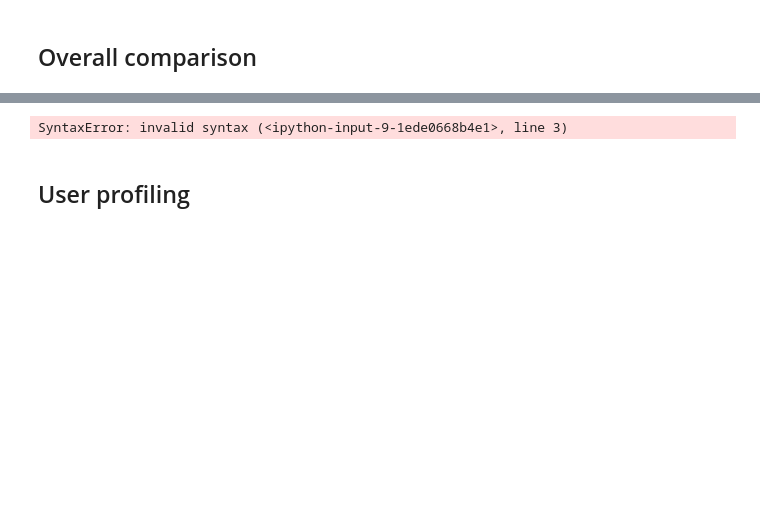
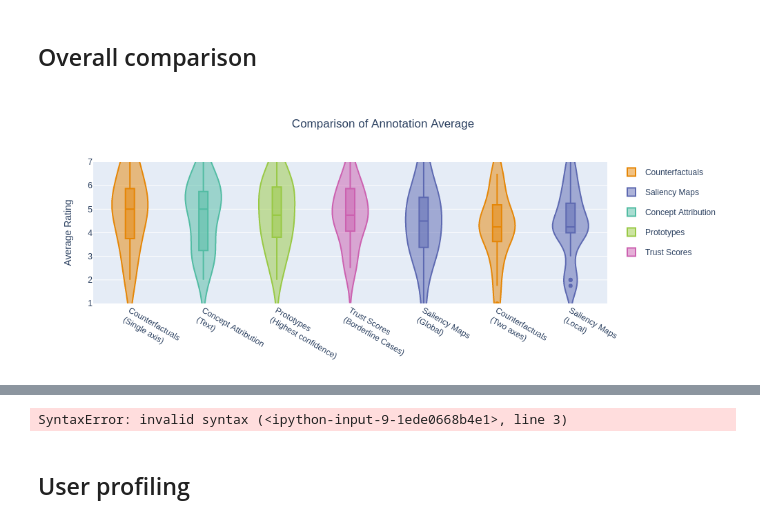
Before and after one commit to theodore-evans/xai-in-digital-pathology, a Jupyter notebook: DataProcessing/data_processing.ipynb, the cells around one changed output, grey strips where cells are left out. Drawn from its saved outputs; the diff is of its cells as text; code cells hidden in the pictures; blank space fills up the shorter version.

```diff
--- a/DataProcessing/data_processing.ipynb
+++ b/DataProcessing/data_processing.ipynb
@@ -263,7 +283,12 @@ dfFilter = Optional[Callable[[pd.DataFrame], pd.DataFrame]]
 
 
 def boxPlotDF(
-    df: pd.DataFrame, title: str, palette: list, results_filter: dfFilter = None
+    df: pd.DataFrame,
+    title: str,
+    palette: list,
+    results_filter: dfFilter = None,
+    save_fig: bool = False,
+    save_dir: str = "images",
 ):
 
     df = df[results_filter(df)] if results_filter else df
@@ -299,40 +324,52 @@ def boxPlotDF(
                 box_visible=True,
                 marker_color=color_dict[explanation_class],
                 legendgroup=explanation_class,
-                showlegend=False)  # type: ignore
+                showlegend=False,
+            )  # type: ignore
         )
 
     # Legend
     for explanation_class in explanation_classes:
         fig.add_trace(
             go.Violin(
                 y=[None],
                 name=explanation_class,
                 marker_color=color_dict[explanation_class],
                 legendgroup=explanation_class,
-                showlegend=True
-            ) # type: ignore
+                showlegend=True,
+            )  # type: ignore
         )
 
     fig.update_layout(
         title=title,
         title_x=0.5,
         yaxis=dict(dtick=1),
         yaxis_range=[1, 7],
         yaxis_title="Average Rating",
         showlegend=True,
     )
 
-    fig.show()
+    im = plotly_figure_to_image(fig, width=1000, height=400)
+    display(im)
+
+    if save_fig:
+        save_image(im, name, save_dir)
 
 
 aggregated_df = pd.DataFrame()
 for name, df in result_dataframes.items():
     aggregated_df[name] = df.mean(axis=1)
 
 full_df = user_df.join(aggregated_df)
 
-boxPlotDF(full_df, "Comparison of Annotation Average", plotly.colors.qualitative.Vivid)  # type: ignore
+boxPlotDF(
+    full_df, "Comparison of Annotation Average",
+    plotly.colors.qualitative.Vivid, # type: ignore
+    save_fig=True,
+    save_dir=figure_save_dir
+    )
+# %% [output]
+[figure, added]
 # %%
 full_df[full_df.userProfiling_position.str.startswith("Consultant")]
 # %% [output]
```
Also changed, not shown: parts of 2 cells of this notebook, 12 other files.
